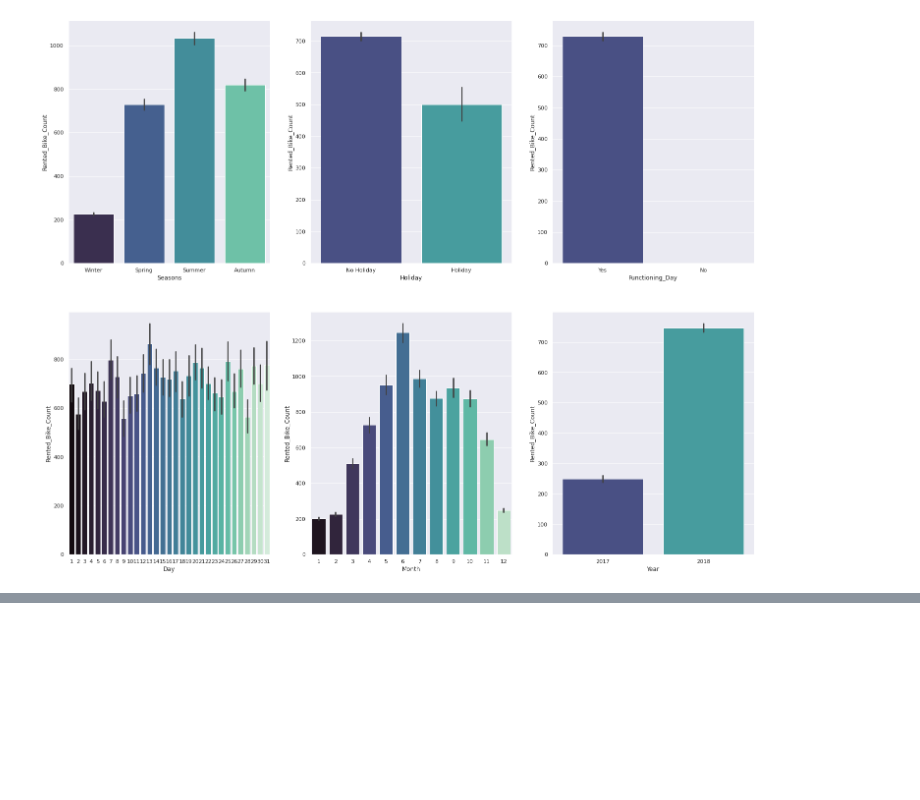
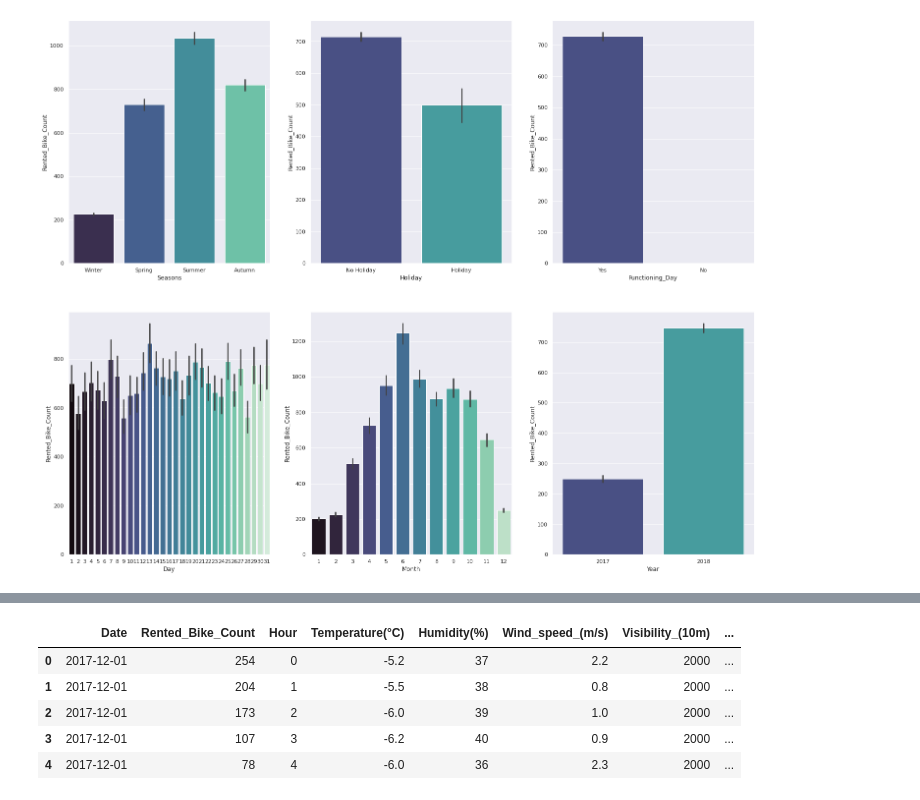
Before and after one commit to Sriharish19/Bike-Demand-Prediction, a Jupyter notebook: SH_Bike_Sharing_Demand_Prediction_Capstone_Project.ipynb, the cells around one changed output, grey strips where cells are left out. Saved outputs shown, nothing was run; the diff lists cells and outputs as text; code cells hidden in the pictures; blank space fills up the shorter version.

```diff
--- a/SH_Bike_Sharing_Demand_Prediction_Capstone_Project.ipynb
+++ b/SH_Bike_Sharing_Demand_Prediction_Capstone_Project.ipynb
@@ -246,0 +260,9 @@ for i in enumerate(ee):
+# %%
+df.head()
+# %% [output]
+|  | Date | Rented_Bike_Count | Hour | Temperature(°C) | Humidity(%) | Wind_speed_(m/s) | Visibility_(10m) | ... |
+| 0 | 2017-12-01 | 254 | 0 | -5.2 | 37 | 2.2 | 2000 | ... |
+| 1 | 2017-12-01 | 204 | 1 | -5.5 | 38 | 0.8 | 2000 | ... |
+| 2 | 2017-12-01 | 173 | 2 | -6.0 | 39 | 1.0 | 2000 | ... |
+| 3 | 2017-12-01 | 107 | 3 | -6.2 | 40 | 0.9 | 2000 | ... |
+| 4 | 2017-12-01 | 78 | 4 | -6.0 | 36 | 2.3 | 2000 | ... |
```
Also changed, not shown: parts of 12 cells of this notebook.
